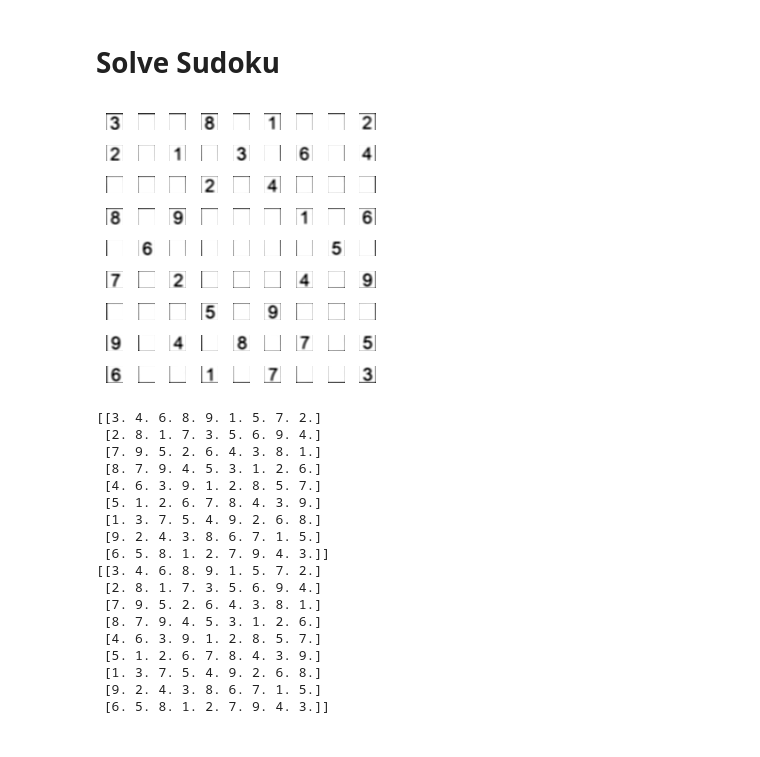
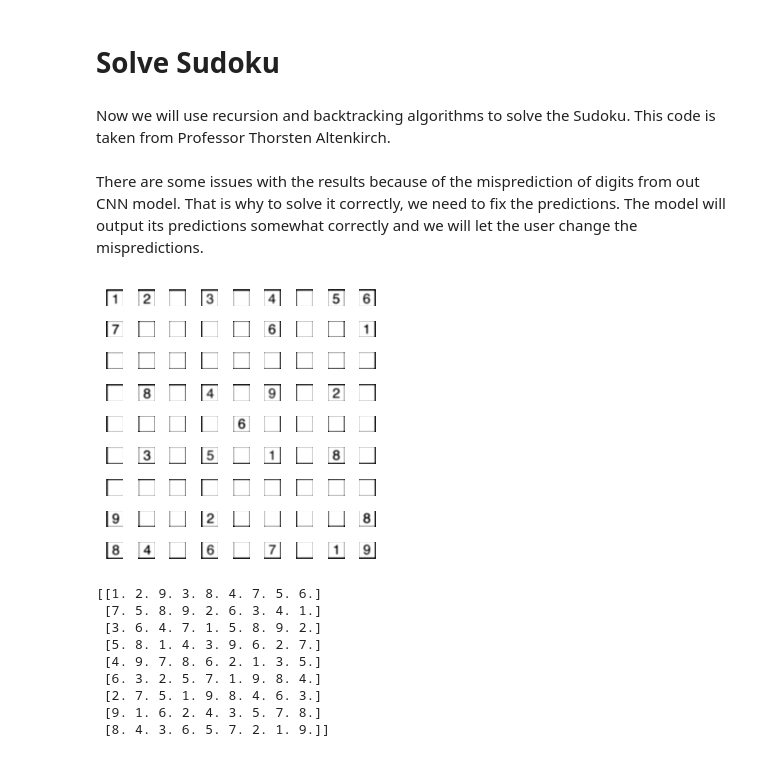
Before and after one commit to betopark97/sudoku-solver-app, a Jupyter notebook: grid-detection.ipynb, the cells around one changed output. Saved outputs shown, nothing was run; the diff lists cells and outputs as text; code cells hidden in the pictures.

```diff
--- a/grid-detection.ipynb
+++ b/grid-detection.ipynb
@@ -367,5 +367,7 @@ WARNING:absl:Compiled the loaded model, but the compiled metrics have yet to be
 # %% [markdown]
 # Solve Sudoku
+# %% [markdown]
+Now we will use recursion and backtracking algorithms to solve the Sudoku. This code is taken from Professor Thorsten Altenkirch.
 # %%
 def possible(y, x, n, sudoku_grid):
     for i in range(9):
@@ -393,29 +395,21 @@ def solve_sudoku(sudoku_grid):
                         sudoku_grid[y][x] = 0
                 return
     print(sudoku_grid)
-    input('Press Enter to check for anymore solutions...')
+    # input('Press Enter to check for anymore solutions...')
-# %%
-plot_sudoku_boxes(cropped_boxes)
-board = sudoku_grid
-solve_sudoku(board)
-print(board)
-# %% [output]
-[figure, removed]
-[[3. 4. 6. 8. 9. 1. 5. 7. 2.]
- [2. 8. 1. 7. 3. 5. 6. 9. 4.]
- [7. 9. 5. 2. 6. 4. 3. 8. 1.]
- [8. 7. 9. 4. 5. 3. 1. 2. 6.]
- [4. 6. 3. 9. 1. 2. 8. 5. 7.]
- [5. 1. 2. 6. 7. 8. 4. 3. 9.]
- [1. 3. 7. 5. 4. 9. 2. 6. 8.]
- [9. 2. 4. 3. 8. 6. 7. 1. 5.]
- [6. 5. 8. 1. 2. 7. 9. 4. 3.]]
-[[3. 4. 6. 8. 9. 1. 5. 7. 2.]
- [2. 8. 1. 7. 3. 5. 6. 9. 4.]
- [7. 9. 5. 2. 6. 4. 3. 8. 1.]
- [8. 7. 9. 4. 5. 3. 1. 2. 6.]
- [4. 6. 3. 9. 1. 2. 8. 5. 7.]
- [5. 1. 2. 6. 7. 8. 4. 3. 9.]
- [1. 3. 7. 5. 4. 9. 2. 6. 8.]
- [9. 2. 4. 3. 8. 6. 7. 1. 5.]
- [6. 5. 8. 1. 2. 7. 9. 4. 3.]]
+# %% [markdown]
+There are some issues with the results because of the misprediction of digits from out CNN model. That is why to solve it correctly, we need to fix the predictions. The model will output its predictions somewhat correctly and we will let the user change the mispredictions.
+# %%
+plot_sudoku_boxes(box_images)
+sudoku_grid[0][3] = 3
+solve_sudoku(sudoku_grid)
+# %% [output]
+[figure, added]
+[[1. 2. 9. 3. 8. 4. 7. 5. 6.]
+ [7. 5. 8. 9. 2. 6. 3. 4. 1.]
+ [3. 6. 4. 7. 1. 5. 8. 9. 2.]
+ [5. 8. 1. 4. 3. 9. 6. 2. 7.]
+ [4. 9. 7. 8. 6. 2. 1. 3. 5.]
+ [6. 3. 2. 5. 7. 1. 9. 8. 4.]
+ [2. 7. 5. 1. 9. 8. 4. 6. 3.]
+ [9. 1. 6. 2. 4. 3. 5. 7. 8.]
+ [8. 4. 3. 6. 5. 7. 2. 1. 9.]]
```
Also changed, not shown: parts of 4 cells of this notebook.
